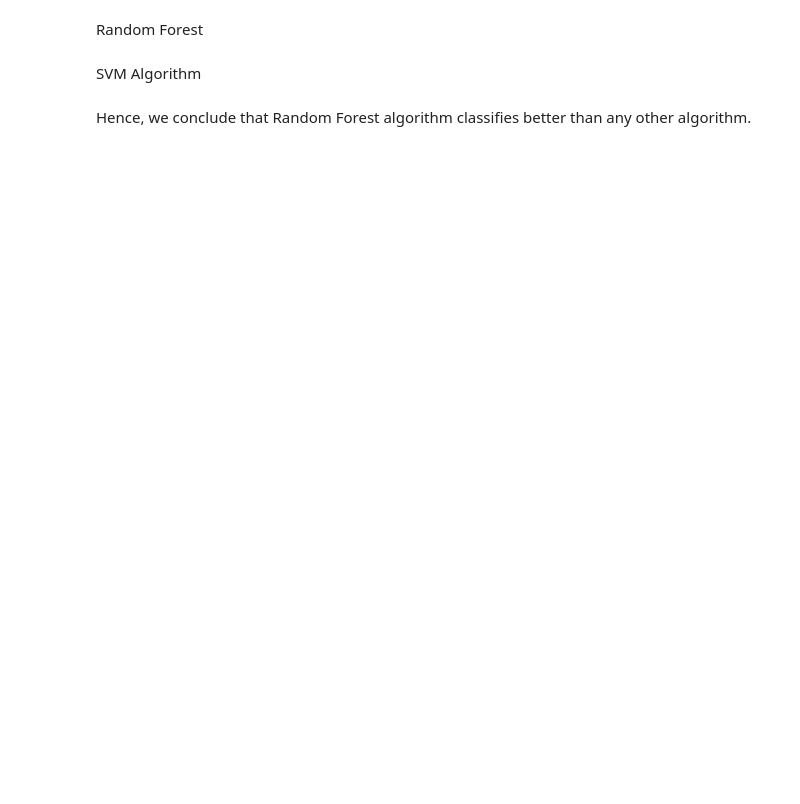
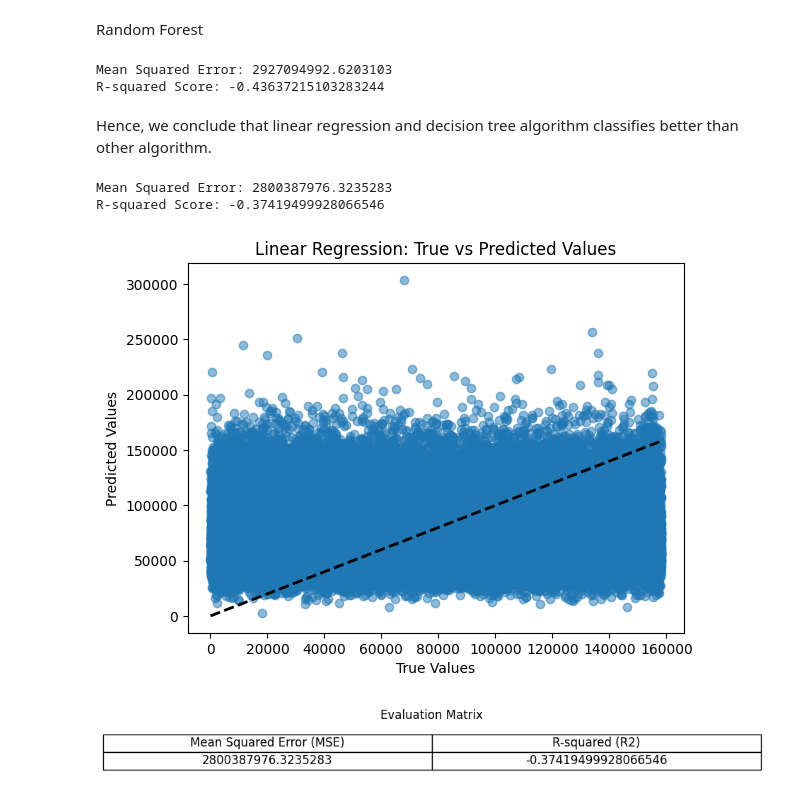
Before and after one commit to ukishore33/Analysing-cost-of-insurance-claims-post-an-unforeseen-event, a Jupyter notebook: Insurance_Claims_Unforeseen_Events_ML_Part.ipynb, the cells around one changed output. Drawn from its saved outputs; the diff is of its cells as text; code cells hidden in the pictures; blank space fills up the shorter version.

```diff
--- a/Insurance_Claims_Unforeseen_Events_ML_Part.ipynb
+++ b/Insurance_Claims_Unforeseen_Events_ML_Part.ipynb
@@ -36,3 +35,7 @@ y_test=pd.read_csv('/content/drive/MyDrive/Data Science Projects/Violavizn/Healt
+# %%
+X_test = X_test.drop(X_test[X_test.isnull().any(axis=1)].index)
+# %%
+y_test =y_test.drop(index=57341)
 # %%
 X_train.drop(['Unnamed: 0','id'], axis=1, inplace=True)
 # %%
@@ -41,3 +44,9 @@ X_test.drop(['Unnamed: 0','id'], axis=1, inplace=True)
 y_train.drop(['Unnamed: 0'], axis=1, inplace=True)
 # %%
 y_test.drop(['Unnamed: 0'], axis=1, inplace=True)
+# %%
+y_train = np.array(y_train)
+y_train = y_train.ravel()
+# %%
+y_test = np.array(y_test)
+y_test = y_test.ravel()
@@ -154,5 +159,6 @@ r2 = r2_score(y_test, y_pred)
 
 print('Mean Squared Error:', mse)
 print('R-squared Score:', r2)
+# %% [output]
+Mean Squared Error: 2927094992.6203103
+R-squared Score: -0.43637215103283244
-# %% [markdown]
-SVM Algorithm
@@ -165,2 +165,2 @@ print('R-squared Score:', r2)
 # %% [markdown]
-Hence, we conclude that Random Forest algorithm classifies better than any other algorithm.
+Hence, we conclude that linear regression and decision tree algorithm classifies better than other algorithm.
@@ -209,24 +167,34 @@ plot_results(y_true, y_pred)
+# %%
+from sklearn.metrics import mean_squared_error, r2_score
+
+mse = mean_squared_error(y_test, linear_pred)
+r2 = r2_score(y_test, linear_pred)
+
+print('Mean Squared Error:', mse)
+print('R-squared Score:', r2)
+
+plt.scatter(y_test, linear_pred,alpha=0.5)
+plt.plot([min(y_test), max(y_test)], [min(y_test), max(y_test)], 'k--' ,lw=2)
+plt.xlabel('True Values')
+plt.ylabel('Predicted Values')
+plt.title('Linear Regression: True vs Predicted Values')
+plt.show()
+# %% [output]
+Mean Squared Error: 2800387976.3235283
+R-squared Score: -0.37419499928066546
+[figure, added]
 # %%
-import numpy as np
 import matplotlib.pyplot as plt
-from sklearn.metrics import mean_squared_error, mean_absolute_error, r2_score
 
-def plot_evaluation(y_true, y_pred):
-    mse = mean_squared_error(y_true, y_pred)
-    mae = mean_absolute_error(y_true, y_pred)
-    r2 = r2_score(y_true, y_pred)
-
-    # Plotting the evaluation matrix
-    fig, ax = plt.subplots(figsize=(8, 6))
-    matrix_data = [[mse, mae, r2]]
-    matrix_columns = ['Mean Squared Error (MSE)', 'Mean Absolute Error (MAE)', 'R-squared (R2)']
-    ax.axis('tight')
-    ax.axis('off')
-    ax.table(cellText=matrix_data, colLabels=matrix_columns, cellLoc='center', loc='center', fontsize=12)
-    plt.title('Evaluation Matrix')
-    plt.show()
-
-# Example usage
-y_true = np.array([2, 4, 6, 8, 10])
-y_pred = np.array([1.5, 4.2, 5.8, 8.2, 9.5])
-plot_evaluation(y_true, y_pred)
+fig, ax = plt.subplots(figsize=(12, 1))
+matrix_data = [[mse, r2]]
+matrix_columns = ['Mean Squared Error (MSE)', 'R-squared (R2)']
+table = ax.table(cellText=matrix_data, colLabels=matrix_columns, cellLoc='center', loc='center', fontsize=12)
+table.auto_set_font_size(False)
+table.set_fontsize(12)
+table.scale(1, 1.5)
+ax.axis('off')
+plt.title('Evaluation Matrix')
+plt.show()
+# %% [output]
+[figure, added]
```
Also changed, not shown: parts of 16 cells of this notebook.
